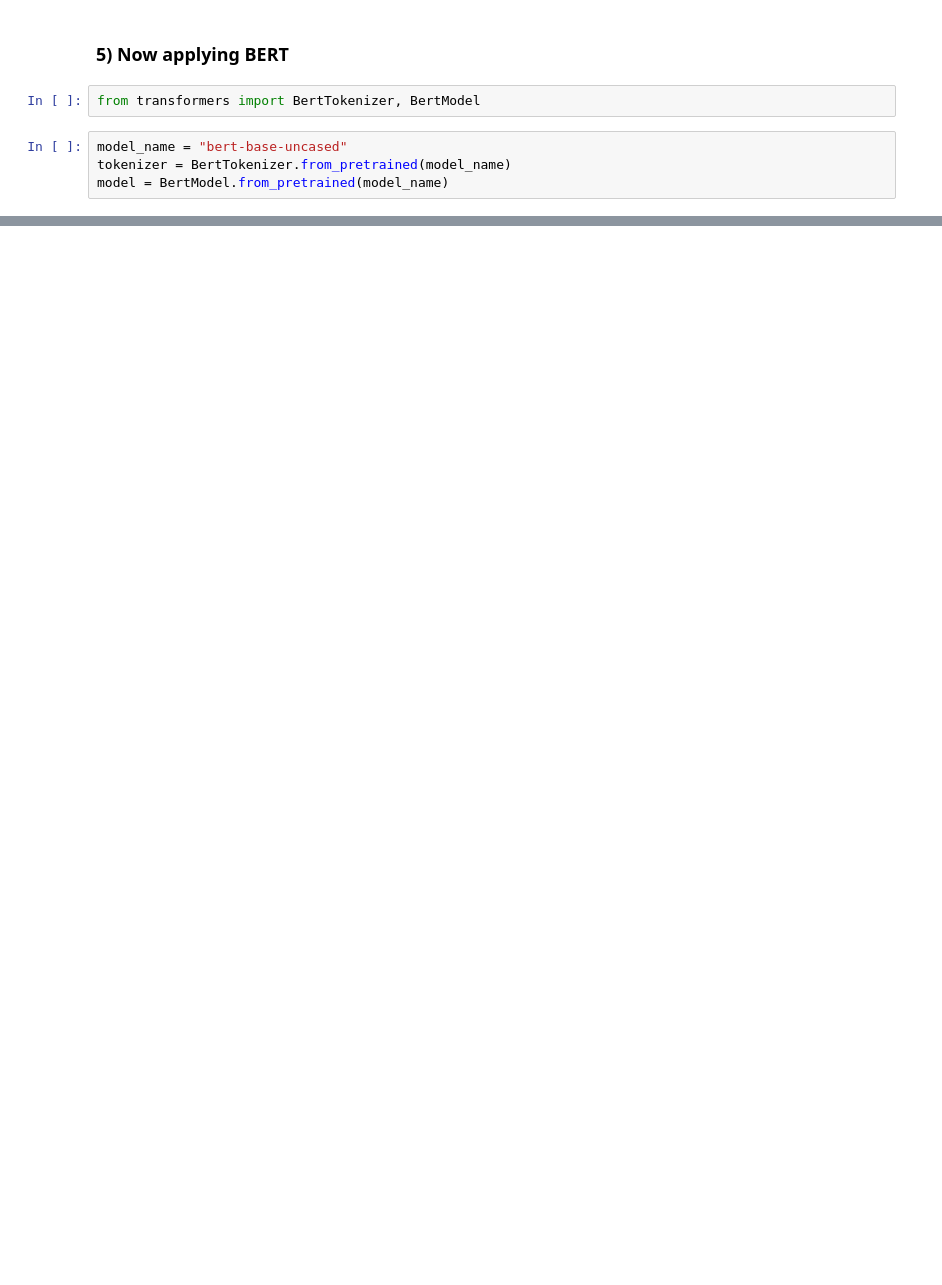
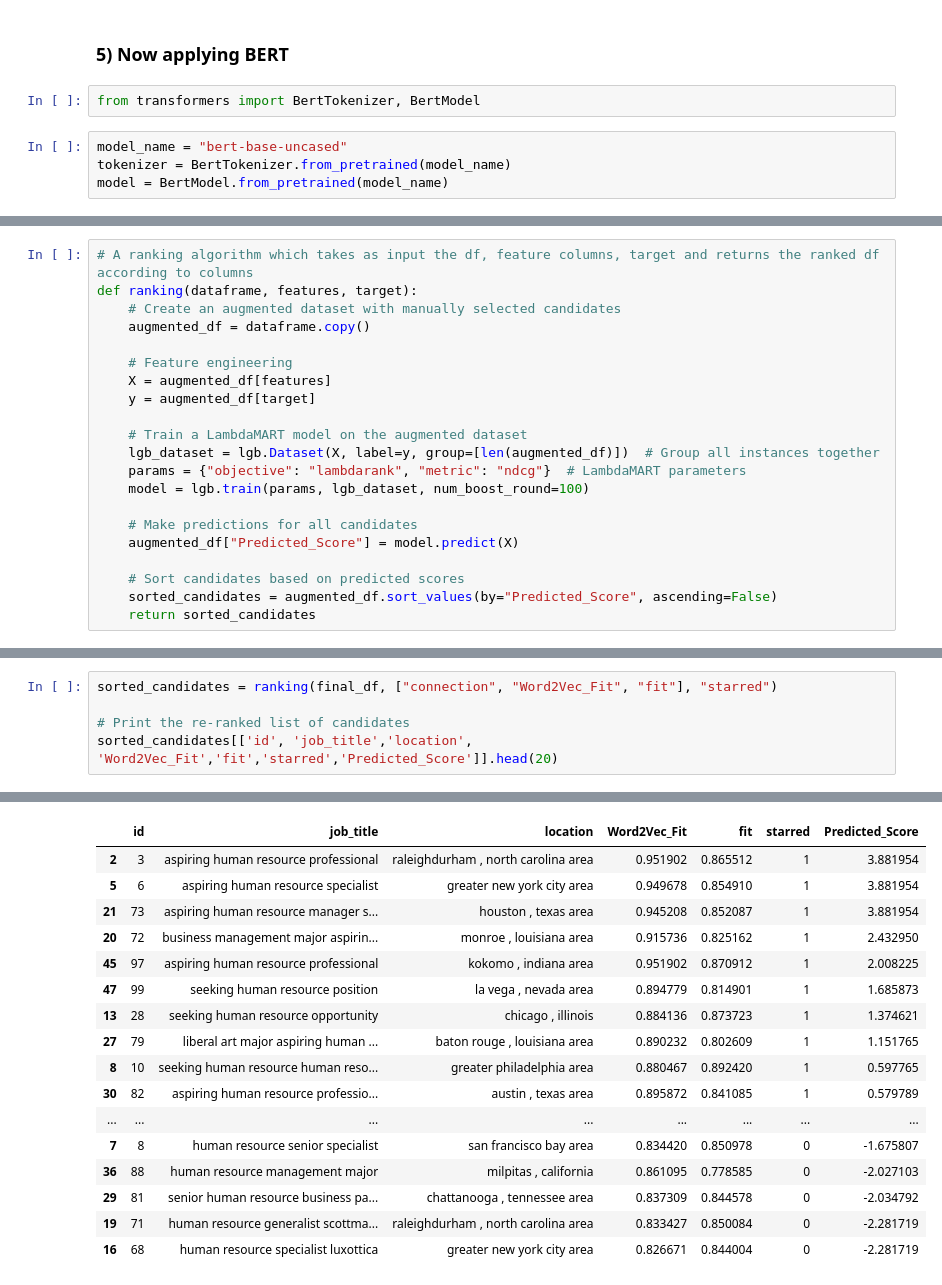
Before and after one commit to Charu21/JyltHfGSAETLOOVj, a Jupyter notebook: PotentialTalents.ipynb, the cells around one changed output, grey strips where cells are left out. Drawn from its saved outputs; the diff is of its cells as text; blank space fills up the shorter version.

```diff
--- a/PotentialTalents.ipynb
+++ b/PotentialTalents.ipynb
@@ -1076,0 +1127,21 @@ final_df_kw2.head()
+# %%
+# A ranking algorithm which takes as input the df, feature columns, target and returns the ranked df according to columns
+def ranking(dataframe, features, target):
+    # Create an augmented dataset with manually selected candidates
+    augmented_df = dataframe.copy()
+
+    # Feature engineering
+    X = augmented_df[features]
+    y = augmented_df[target]
+
+    # Train a LambdaMART model on the augmented dataset
+    lgb_dataset = lgb.Dataset(X, label=y, group=[len(augmented_df)])  # Group all instances together
+    params = {"objective": "lambdarank", "metric": "ndcg"}  # LambdaMART parameters
+    model = lgb.train(params, lgb_dataset, num_boost_round=100)
+
+    # Make predictions for all candidates
+    augmented_df["Predicted_Score"] = model.predict(X)
+
+    # Sort candidates based on predicted scores
+    sorted_candidates = augmented_df.sort_values(by="Predicted_Score", ascending=False)
+    return sorted_candidates
@@ -1076,0 +1240,6 @@ final_df_kw2.head()
+# %%
+sorted_candidates = ranking(final_df, ["connection", "Word2Vec_Fit", "fit"], "starred")
+
+# Print the re-ranked list of candidates
+sorted_candidates[['id', 'job_title','location', 'Word2Vec_Fit','fit','starred','Predicted_Score']].head(20)
+# %% [output]
@@ -1076,0 +1263,17 @@ final_df_kw2.head()
+|  | id | job_title | location | Word2Vec_Fit | fit | starred | Predicted_Score |
+| 2 | 3 | aspiring human resource professional | raleighdurham , north carolina area | 0.951902 | 0.865512 | 1 | 3.881954 |
+| 5 | 6 | aspiring human resource specialist | greater new york city area | 0.949678 | 0.854910 | 1 | 3.881954 |
+| 21 | 73 | aspiring human resource manager s... | houston , texas area | 0.945208 | 0.852087 | 1 | 3.881954 |
+| 20 | 72 | business management major aspirin... | monroe , louisiana area | 0.915736 | 0.825162 | 1 | 2.432950 |
+| 45 | 97 | aspiring human resource professional | kokomo , indiana area | 0.951902 | 0.870912 | 1 | 2.008225 |
+| 47 | 99 | seeking human resource position | la vega , nevada area | 0.894779 | 0.814901 | 1 | 1.685873 |
+| 13 | 28 | seeking human resource opportunity | chicago , illinois | 0.884136 | 0.873723 | 1 | 1.374621 |
+| 27 | 79 | liberal art major aspiring human ... | baton rouge , louisiana area | 0.890232 | 0.802609 | 1 | 1.151765 |
+| 8 | 10 | seeking human resource human reso... | greater philadelphia area | 0.880467 | 0.892420 | 1 | 0.597765 |
+| 30 | 82 | aspiring human resource professio... | austin , texas area | 0.895872 | 0.841085 | 1 | 0.579789 |
+| ... | ... | ... | ... | ... | ... | ... | ... |
+| 7 | 8 | human resource senior specialist | san francisco bay area | 0.834420 | 0.850978 | 0 | -1.675807 |
+| 36 | 88 | human resource management major | milpitas , california | 0.861095 | 0.778585 | 0 | -2.027103 |
+| 29 | 81 | senior human resource business pa... | chattanooga , tennessee area | 0.837309 | 0.844578 | 0 | -2.034792 |
+| 19 | 71 | human resource generalist scottma... | raleighdurham , north carolina area | 0.833427 | 0.850084 | 0 | -2.281719 |
+| 16 | 68 | human resource specialist luxottica | greater new york city area | 0.826671 | 0.844004 | 0 | -2.281719 |
```
Also changed, not shown: parts of 102 cells of this notebook.
